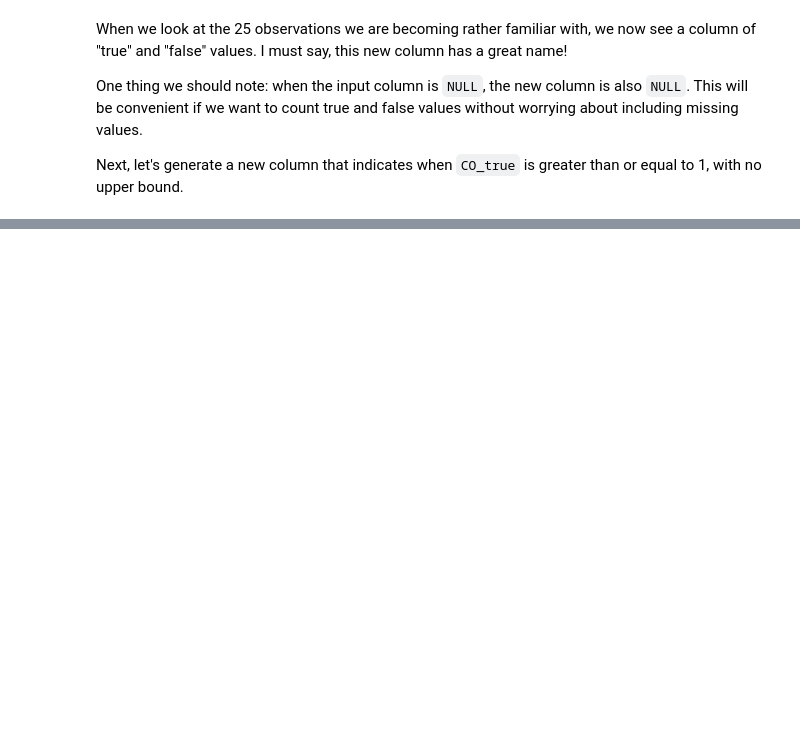
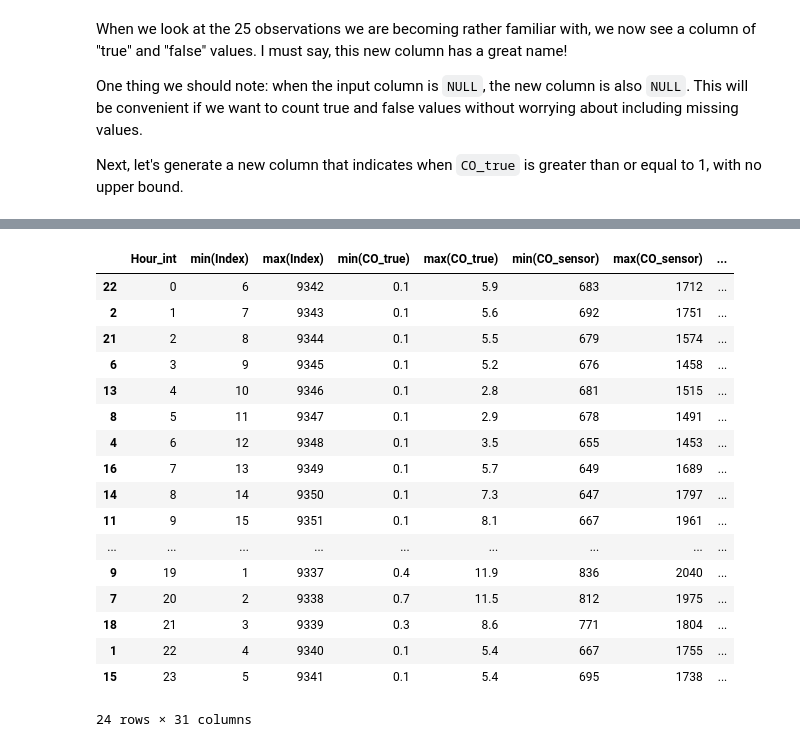
Before and after one commit to jccrews256/ST-554-Project-2, a Jupyter notebook: Project 2 Notebook.ipynb, the cells around one changed output, grey strips where cells are left out. Drawn from its saved outputs; the diff is of its cells as text; code cells hidden in the pictures; blank space fills up the shorter version.

```diff
--- a/Project 2 Notebook.ipynb
+++ b/Project 2 Notebook.ipynb
@@ -156,0 +254,7 @@ Next, let's generate a new column that indicates when `CO_true` is greater than
+# %%
+# Extracting the hour as a new column
+test_data_sql.df = test_data_sql.df.withColumn("Hour", F.hour("Time").cast("string"))
+
+# Adding new boolean column indicating when the hour is 6
+test_data_sql.in_set("Hour", "6", tag = "6am") \
+    .select("Date", "Time", "Hour_in_set_6am").show(25)
@@ -156,0 +311,7 @@ Next, let's generate a new column that indicates when `CO_true` is greater than
+# %%
+# Casting CO_true_in_1_3 to string
+test_data_sql.df = test_data_sql.df.withColumn("CO_true_in_1_3_str", F.col("CO_true_in_1_3").cast("string"))
+
+# Adding new boolean column indicating when this new string is NULL
+test_data_sql.in_set("CO_true_in_1_3_str", "NULL", tag = "null") \
+    .select("Date", "Time", "CO_true_in_1_3_str", "CO_true_in_1_3_str_in_set_null").show(25)
@@ -156,0 +409,25 @@ Next, let's generate a new column that indicates when `CO_true` is greater than
+# %%
+# Casting Hour to numeric for intuitive sorting
+test_data_sql.df = test_data_sql.df.withColumn("Hour_int", test_data_sql.df["Hour"].cast("int"))
+
+# Extracting the conditional min and max of all numeric columns across Hour_int
+test_data_sql.calc_min_max(groupby = "Hour_int")
+# %% [output]
+|  | Hour_int | min(Index) | max(Index) | min(CO_true) | max(CO_true) | min(CO_sensor) | max(CO_sensor) | ... |
+| 22 | 0 | 6 | 9342 | 0.1 | 5.9 | 683 | 1712 | ... |
+| 2 | 1 | 7 | 9343 | 0.1 | 5.6 | 692 | 1751 | ... |
+| 21 | 2 | 8 | 9344 | 0.1 | 5.5 | 679 | 1574 | ... |
+| 6 | 3 | 9 | 9345 | 0.1 | 5.2 | 676 | 1458 | ... |
+| 13 | 4 | 10 | 9346 | 0.1 | 2.8 | 681 | 1515 | ... |
+| 8 | 5 | 11 | 9347 | 0.1 | 2.9 | 678 | 1491 | ... |
+| 4 | 6 | 12 | 9348 | 0.1 | 3.5 | 655 | 1453 | ... |
+| 16 | 7 | 13 | 9349 | 0.1 | 5.7 | 649 | 1689 | ... |
+| 14 | 8 | 14 | 9350 | 0.1 | 7.3 | 647 | 1797 | ... |
+| 11 | 9 | 15 | 9351 | 0.1 | 8.1 | 667 | 1961 | ... |
+| ... | ... | ... | ... | ... | ... | ... | ... | ... |
+| 9 | 19 | 1 | 9337 | 0.4 | 11.9 | 836 | 2040 | ... |
+| 7 | 20 | 2 | 9338 | 0.7 | 11.5 | 812 | 1975 | ... |
+| 18 | 21 | 3 | 9339 | 0.3 | 8.6 | 771 | 1804 | ... |
+| 1 | 22 | 4 | 9340 | 0.1 | 5.4 | 667 | 1755 | ... |
+| 15 | 23 | 5 | 9341 | 0.1 | 5.4 | 695 | 1738 | ... |
+24 rows × 31 columns
```
Also changed, not shown: parts of 37 cells of this notebook, 1 other file.
